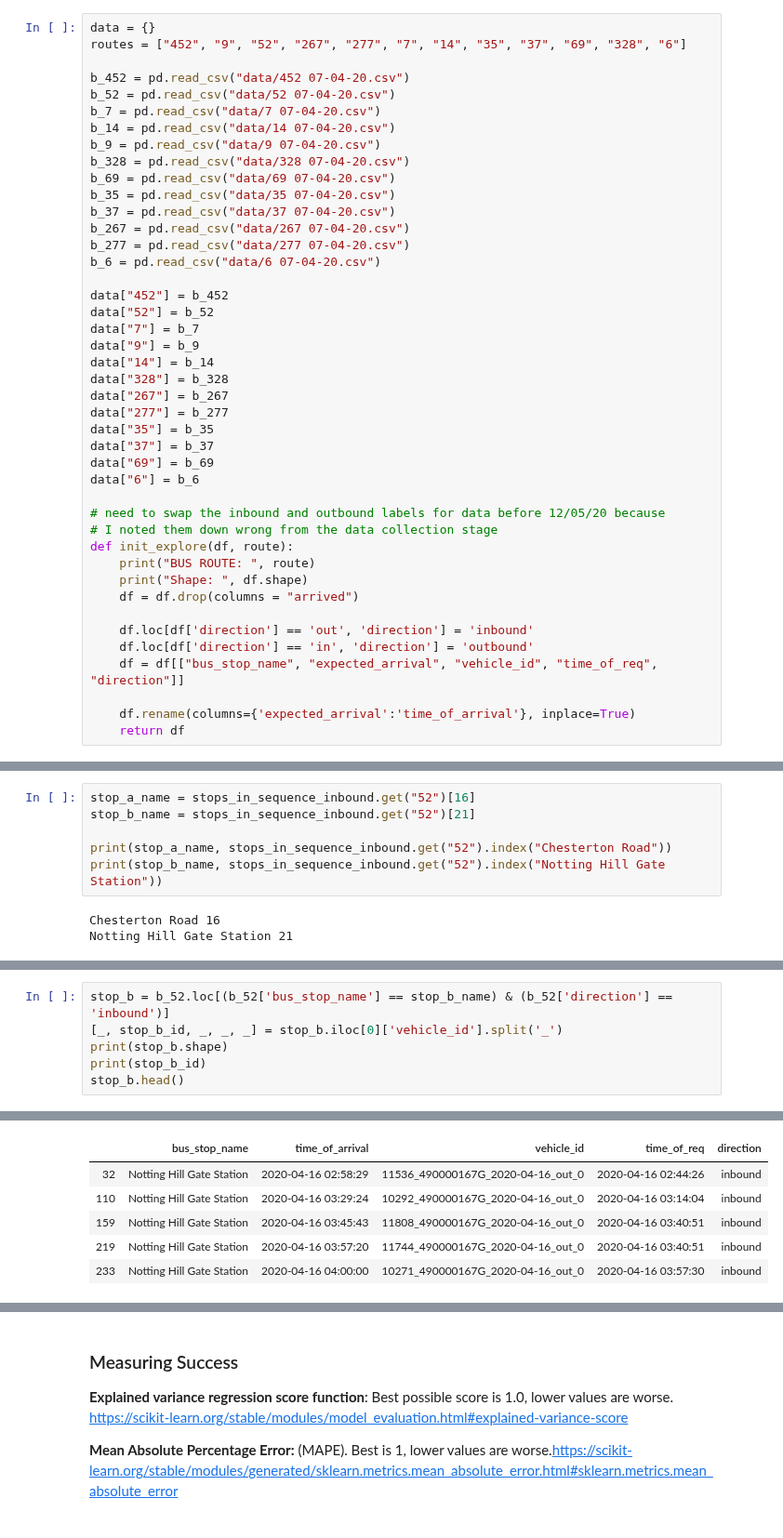
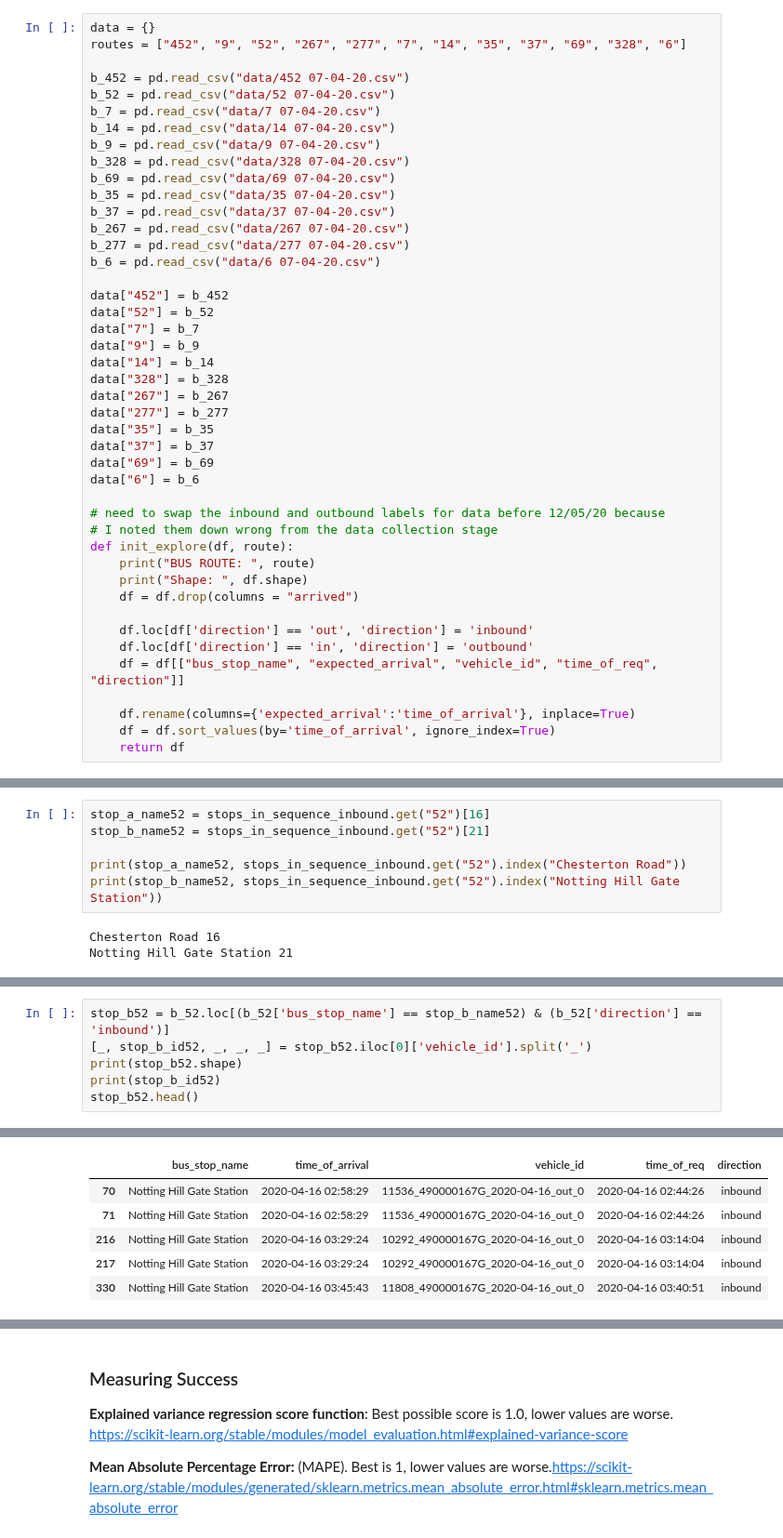
Before and after one commit to serenelc/individual-project-beng, a Jupyter notebook: historical-models.ipynb, the cells around one changed output, grey strips where cells are left out. Shown at 93% size. Saved outputs shown, nothing was run; the diff lists cells and outputs as text.

```diff
--- a/historical-models.ipynb
+++ b/historical-models.ipynb
@@ -65,6 +64,7 @@ def init_explore(df, route):
     df = df[["bus_stop_name", "expected_arrival", "vehicle_id", "time_of_req", "direction"]]
 
     df.rename(columns={'expected_arrival':'time_of_arrival'}, inplace=True)
+    df = df.sort_values(by='time_of_arrival', ignore_index=True)
     return df
 # %%
 def add_extra_data(route):
@@ -438,11 +430,11 @@ I now get the actual arrival time. The same bus that we used to calculate the pr
 
 To evaluate success, plot the predicted journey journey time against the actual journey time and could calculate the MAPE or something along those lines.
 # %%
-stop_a_name = stops_in_sequence_inbound.get("52")[16]
-stop_b_name = stops_in_sequence_inbound.get("52")[21]
+stop_a_name52 = stops_in_sequence_inbound.get("52")[16]
+stop_b_name52 = stops_in_sequence_inbound.get("52")[21]
 
-print(stop_a_name, stops_in_sequence_inbound.get("52").index("Chesterton Road"))
-print(stop_b_name, stops_in_sequence_inbound.get("52").index("Notting Hill Gate Station"))
+print(stop_a_name52, stops_in_sequence_inbound.get("52").index("Chesterton Road"))
+print(stop_b_name52, stops_in_sequence_inbound.get("52").index("Notting Hill Gate Station"))
 # %% [output]
 Chesterton Road 16
 Notting Hill Gate Station 21
@@ -466,17 +458,17 @@ stop_a.head()
 # %%
-stop_b = b_52.loc[(b_52['bus_stop_name'] == stop_b_name) & (b_52['direction'] == 'inbound')]
-[_, stop_b_id, _, _, _] = stop_b.iloc[0]['vehicle_id'].split('_')
-print(stop_b.shape)
-print(stop_b_id)
-stop_b.head()
+stop_b52 = b_52.loc[(b_52['bus_stop_name'] == stop_b_name52) & (b_52['direction'] == 'inbound')]
+[_, stop_b_id52, _, _, _] = stop_b52.iloc[0]['vehicle_id'].split('_')
+print(stop_b52.shape)
+print(stop_b_id52)
+stop_b52.head()
 # %% [output]
 (1360, 5)
 490000167G
 |  | bus_stop_name | time_of_arrival | vehicle_id | time_of_req | direction |
-| 32 | Notting Hill Gate Station | 2020-04-16 02:58:29 | 11536_490000167G_2020-04-16_out_0 | 2020-04-16 02:44:26 | inbound |
-| 110 | Notting Hill Gate Station | 2020-04-16 03:29:24 | 10292_490000167G_2020-04-16_out_0 | 2020-04-16 03:14:04 | inbound |
-| 159 | Notting Hill Gate Station | 2020-04-16 03:45:43 | 11808_490000167G_2020-04-16_out_0 | 2020-04-16 03:40:51 | inbound |
-| 219 | Notting Hill Gate Station | 2020-04-16 03:57:20 | 11744_490000167G_2020-04-16_out_0 | 2020-04-16 03:40:51 | inbound |
-| 233 | Notting Hill Gate Station | 2020-04-16 04:00:00 | 10271_490000167G_2020-04-16_out_0 | 2020-04-16 03:57:30 | inbound |
+| 70 | Notting Hill Gate Station | 2020-04-16 02:58:29 | 11536_490000167G_2020-04-16_out_0 | 2020-04-16 02:44:26 | inbound |
+| 71 | Notting Hill Gate Station | 2020-04-16 02:58:29 | 11536_490000167G_2020-04-16_out_0 | 2020-04-16 02:44:26 | inbound |
+| 216 | Notting Hill Gate Station | 2020-04-16 03:29:24 | 10292_490000167G_2020-04-16_out_0 | 2020-04-16 03:14:04 | inbound |
+| 217 | Notting Hill Gate Station | 2020-04-16 03:29:24 | 10292_490000167G_2020-04-16_out_0 | 2020-04-16 03:14:04 | inbound |
+| 330 | Notting Hill Gate Station | 2020-04-16 03:45:43 | 11808_490000167G_2020-04-16_out_0 | 2020-04-16 03:40:51 | inbound |
 # %%
 fig, ax = plt.subplots(figsize=(15,7))
```
Also changed, not shown: parts of 16 cells of this notebook, 51 other files.
